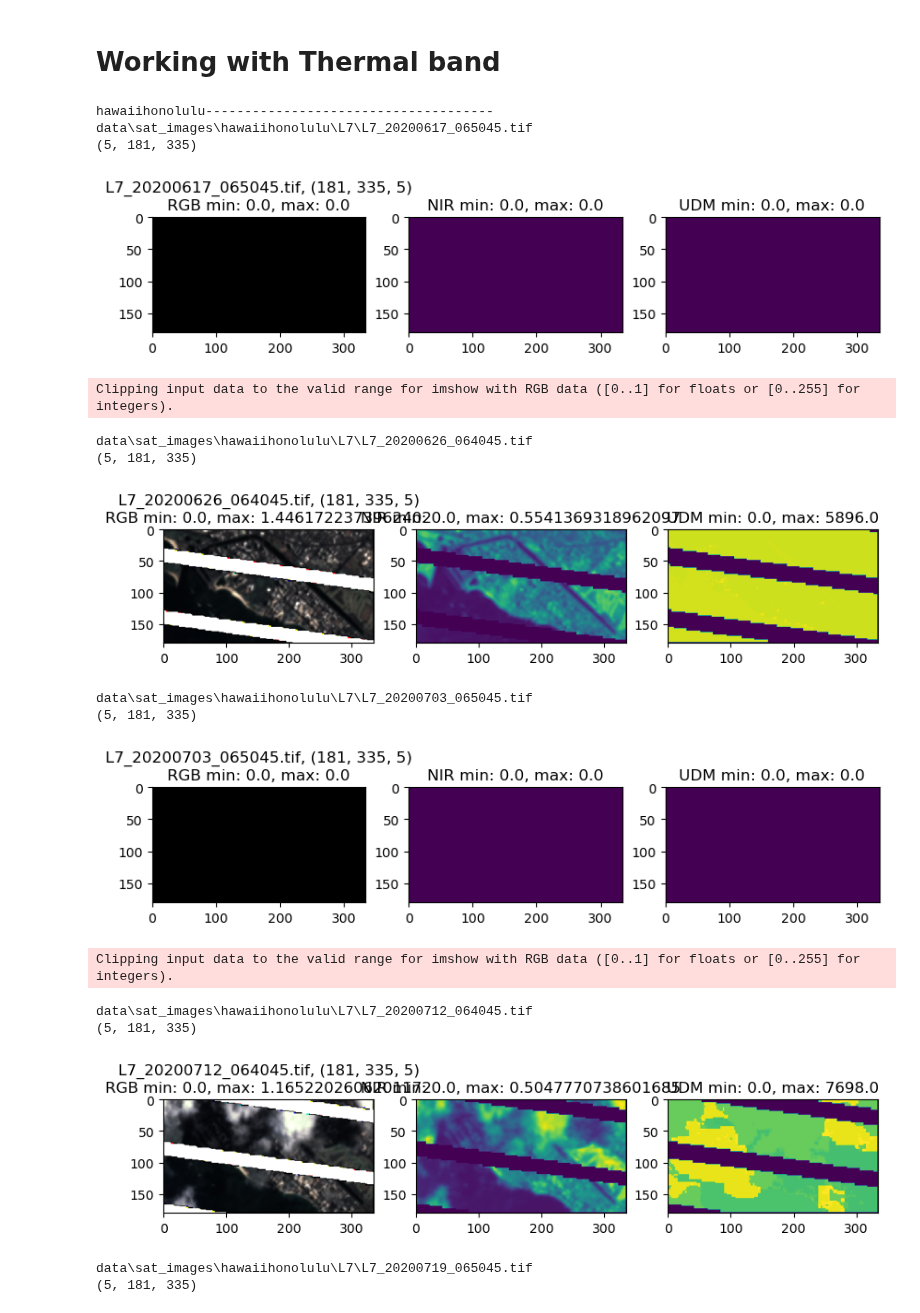
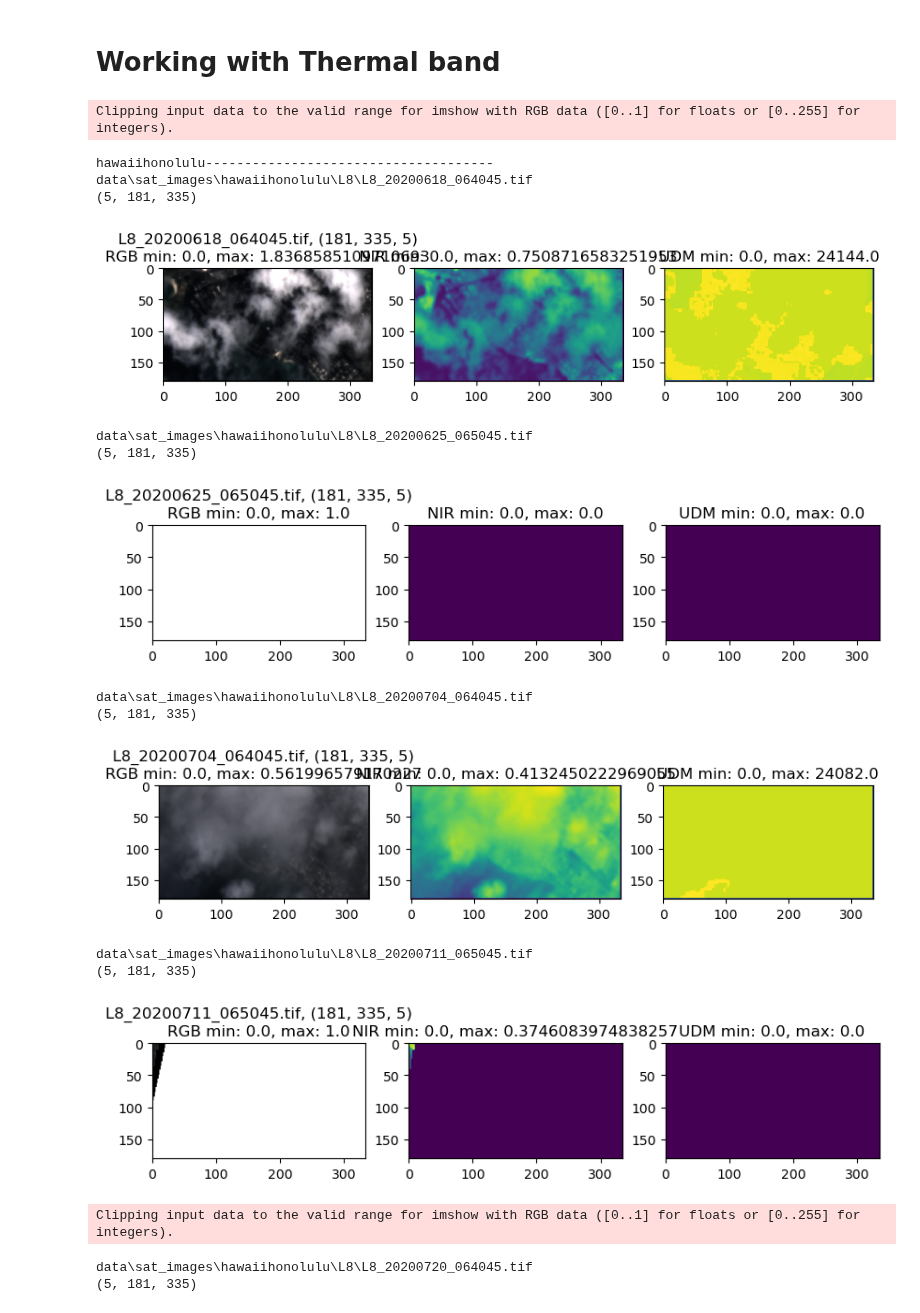
Before and after one commit to Coastal-Research-Collaborative/geedownload, a Jupyter notebook: experimenting_with_other_bands.ipynb, the cells around one changed output. Drawn from its saved outputs; the diff is of its cells as text; code cells hidden in the pictures.

```diff
--- a/experimenting_with_other_bands.ipynb
+++ b/experimenting_with_other_bands.ipynb
@@ -13,32 +13,35 @@ data_dir = os.path.join('data')
 # %%
 from glob import glob
 sitenames = ['hawaiihonolulu']
 for sitename in sitenames:
     print(f'{sitename}-------------------------------------')
     tiff_fns = glob(os.path.join('data', 'sat_images', sitename, '*', '*.tif'))
     for tiff_fn in tiff_fns:
         if '.TIR.tif' in tiff_fn: continue
+        if 'L7' in tiff_fn: continue
         plot_scale = 1
         if 'S2' in tiff_fn:
             plot_scale = 10_000
         # else: continue
         print(tiff_fn)
         tiffutils.load_tiff_image(tiff_fn, plot=True, plot_scale=plot_scale)
+
+        glob(os.path.join('data', 'sat_images', sitename, os.path.basename(os.path.dirname(tiff_fn)), f'*.TIR.tif'))
 # %% [output]
-hawaiihonolulu-------------------------------------
-data\sat_images\hawaiihonolulu\L7\L7_20200617_065045.tif
-(5, 181, 335)
+Clipping input data to the valid range for imshow with RGB data ([0..1] for floats or [0..255] for integers).
+hawaiihonolulu-------------------------------------
+data\sat_images\hawaiihonolulu\L8\L8_20200618_064045.tif
+(5, 181, 335)
-[figure, old version]
+[figure, new version]
-Clipping input data to the valid range for imshow with RGB data ([0..1] for floats or [0..255] for integers).
-data\sat_images\hawaiihonolulu\L7\L7_20200626_064045.tif
+data\sat_images\hawaiihonolulu\L8\L8_20200625_065045.tif
 (5, 181, 335)
-[figure, old version]
+[figure, new version]
-data\sat_images\hawaiihonolulu\L7\L7_20200703_065045.tif
+data\sat_images\hawaiihonolulu\L8\L8_20200704_064045.tif
 (5, 181, 335)
-[figure, old version]
+[figure, new version]
-Clipping input data to the valid range for imshow with RGB data ([0..1] for floats or [0..255] for integers).
+data\sat_images\hawaiihonolulu\L8\L8_20200711_065045.tif
+(5, 181, 335)
+[figure, new version]
-data\sat_images\hawaiihonolulu\L7\L7_20200712_064045.tif
-(5, 181, 335)
+Clipping input data to the valid range for imshow with RGB data ([0..1] for floats or [0..255] for integers).
-[figure, old version]
-data\sat_images\hawaiihonolulu\L7\L7_20200719_065045.tif
+data\sat_images\hawaiihonolulu\L8\L8_20200720_064045.tif
 (5, 181, 335)
```
Also changed, not shown: parts of 1 cell of this notebook.
